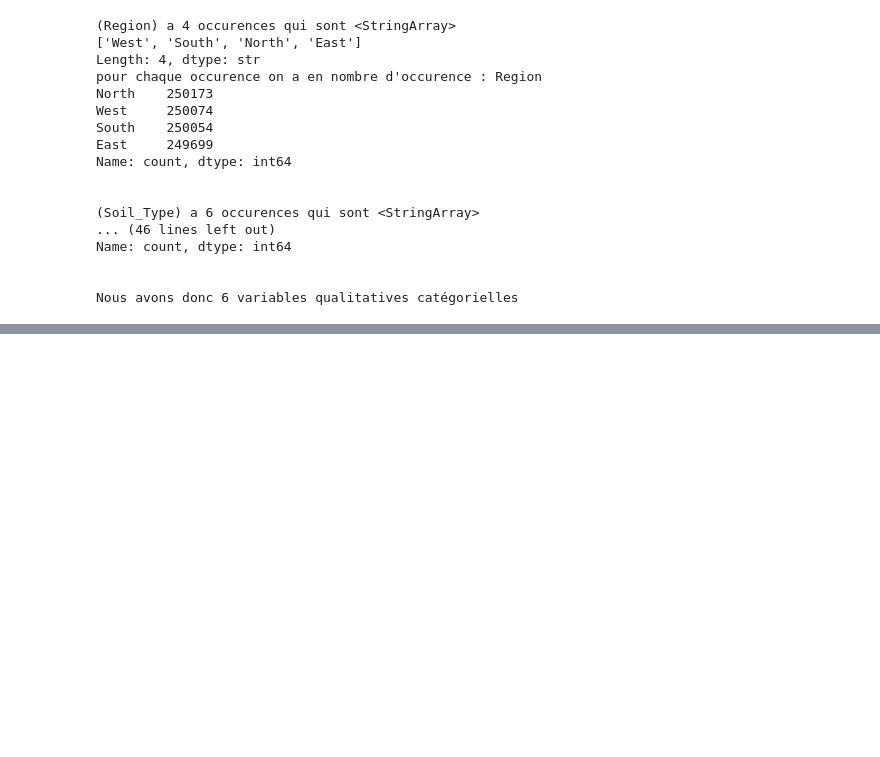
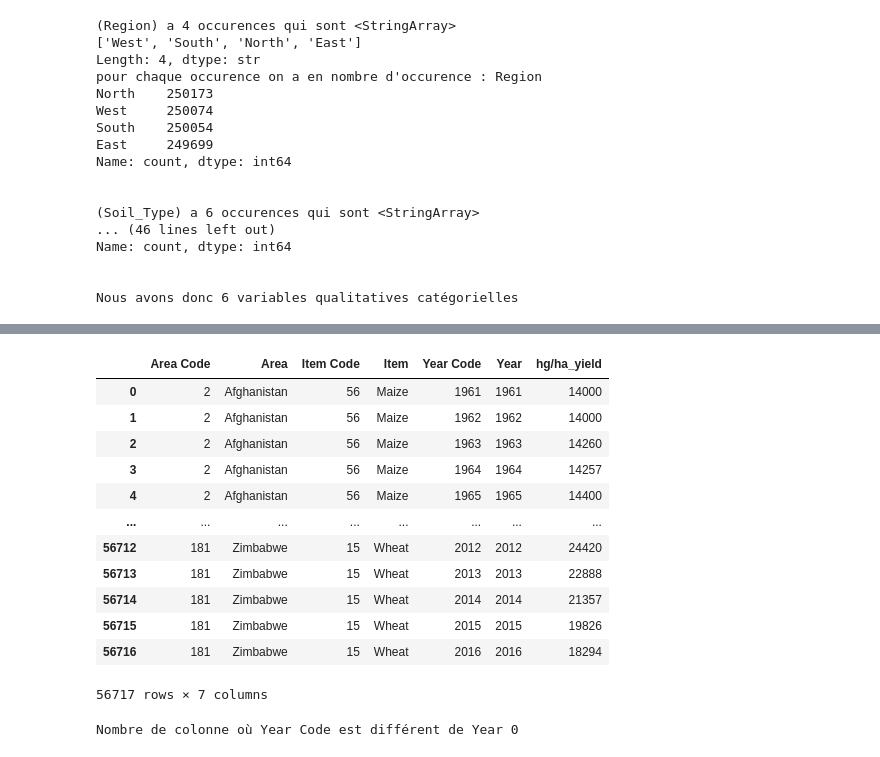
Before and after one commit to cheickoumarcoulibaly/agritech-recommender, a Jupyter notebook: notebooks/01_exploration.ipynb, the cells around one changed output, grey strips where cells are left out. Cells and saved outputs as stored; diff of their text form; code cells hidden in the pictures; blank space fills up the shorter version.

```diff
--- a/notebooks/01_exploration.ipynb
+++ b/notebooks/01_exploration.ipynb
@@ -175,0 +180,34 @@ Nous avons donc 6 variables qualitatives catégorielles
+# %%
+yield_df = pd.read_csv("../data/raw/prediction_datasets/yield_df.csv")
+pesticides_df = pd.read_csv("../data/raw/prediction_datasets/pesticides.csv")
+rainfall_df = pd.read_csv("../data/raw/prediction_datasets/rainfall.csv")
+temp_df = pd.read_csv("../data/raw/prediction_datasets/temp.csv")
+_yield = pd.read_csv("../data/raw/prediction_datasets/yield.csv")
+
+print("yield_df")
+display(yield_df.head(5))
+display(yield_df.tail(5))
+
+print("\n")
+
+print("pesticides_df")
+display(pesticides_df.head(5))
+display(pesticides_df.tail(5))
+
+print("\n")
+
+print("rainfall_df")
+display(rainfall_df.head(5))
+display(rainfall_df.tail(5))
+
+print("\n")
+
+print("temp_df")
+display(temp_df.head(5))
+display(temp_df.tail(5))
+
+print("\n")
+
+print("_yield")
+display(_yield.head(5))
+display(_yield.tail(5))
@@ -175,0 +301,27 @@ Nous avons donc 6 variables qualitatives catégorielles
+# %%
+_yield.drop(columns=["Domain Code", "Domain", "Element Code", "Element", "Unit"], inplace=True, errors="ignore")
+
+_yield.rename(columns={
+    "Value": "hg/ha_yield"
+}, inplace=True)
+
+display(_yield)
+# %% [output]
+|  | Area Code | Area | Item Code | Item | Year Code | Year | hg/ha_yield |
+| 0 | 2 | Afghanistan | 56 | Maize | 1961 | 1961 | 14000 |
+| 1 | 2 | Afghanistan | 56 | Maize | 1962 | 1962 | 14000 |
+| 2 | 2 | Afghanistan | 56 | Maize | 1963 | 1963 | 14260 |
+| 3 | 2 | Afghanistan | 56 | Maize | 1964 | 1964 | 14257 |
+| 4 | 2 | Afghanistan | 56 | Maize | 1965 | 1965 | 14400 |
+| ... | ... | ... | ... | ... | ... | ... | ... |
+| 56712 | 181 | Zimbabwe | 15 | Wheat | 2012 | 2012 | 24420 |
+| 56713 | 181 | Zimbabwe | 15 | Wheat | 2013 | 2013 | 22888 |
+| 56714 | 181 | Zimbabwe | 15 | Wheat | 2014 | 2014 | 21357 |
+| 56715 | 181 | Zimbabwe | 15 | Wheat | 2015 | 2015 | 19826 |
+| 56716 | 181 | Zimbabwe | 15 | Wheat | 2016 | 2016 | 18294 |
+56717 rows × 7 columns
+# %%
+#Verifier s'il y a besoin d'avoir un year code
+print(f"Nombre de colonne où Year Code est différent de Year {(_yield["Year Code"] != _yield["Year"]).sum()}")
+# %% [output]
+Nombre de colonne où Year Code est différent de Year 0
```
Also changed, not shown: parts of 38 cells of this notebook, 2 other files.
